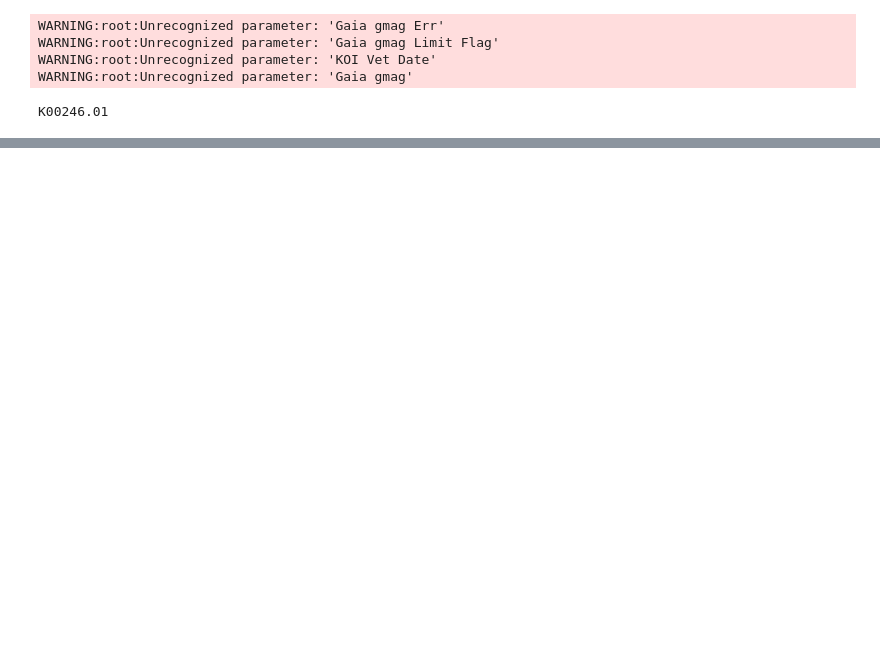
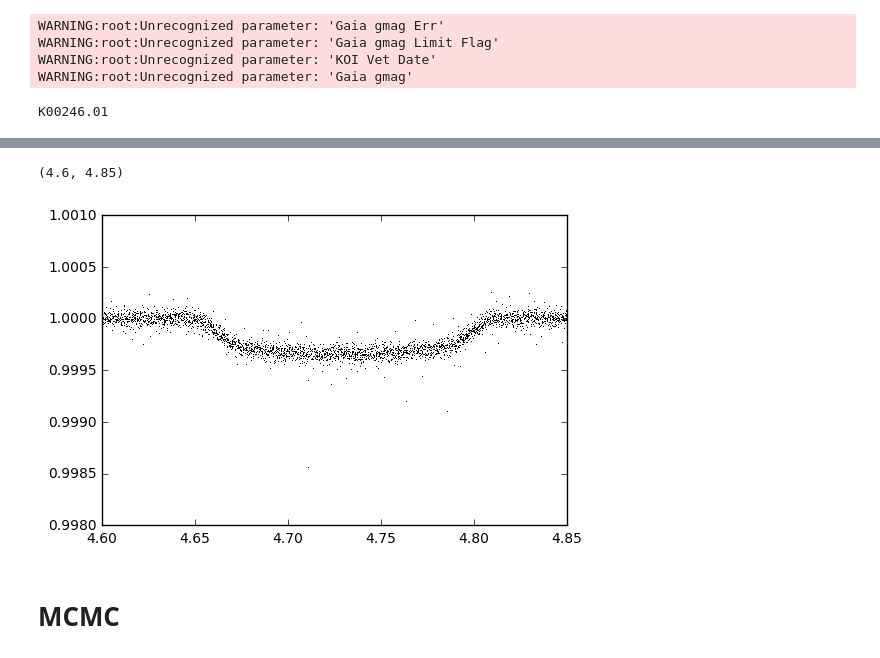
Before and after one commit to japlatt/Physics301, a Jupyter notebook: Kepler.ipynb, the cells around one changed output, grey strips where cells are left out. Cells and saved outputs as stored; diff of their text form; code cells hidden in the pictures; blank space fills up the shorter version.

```diff
--- a/Kepler.ipynb
+++ b/Kepler.ipynb
@@ -136,0 +23,2 @@ argmax(coors[500:600])
+# %%
+time , flux , ferr = Query_database("Kepler-68b")
@@ -136,0 +30,26 @@ argmax(coors[500:600])
+# %%
+period1 = 5.398763
+period2 = 9.605065
+
+timeFold = time%period1
+fluxFold = flux%period1
+
+time = time-time[0]
+filter = np.abs((flux-np.median(flux))/np.std(flux)) < 5000
+timeF = time[filter]
+fluxF = flux[filter]
+dt = time[1] - time[0]
+time_series = np.arange(timeF[0], timeF[-1], dt)
+
+
+fluxI = interp1d(time, flux, fill_value = 0)
+fig = Figure(figsize = (10,7))
+plot(timeFold, fluxFold, 'k,')
+
+plot(time, flux, 'k,')
+xlim(4.6, 4.85)
+# %% [output]
+(4.6, 4.85)
+[figure, added]
+# %% [markdown]
+# MCMC
```
Also changed, not shown: parts of 44 cells of this notebook.
